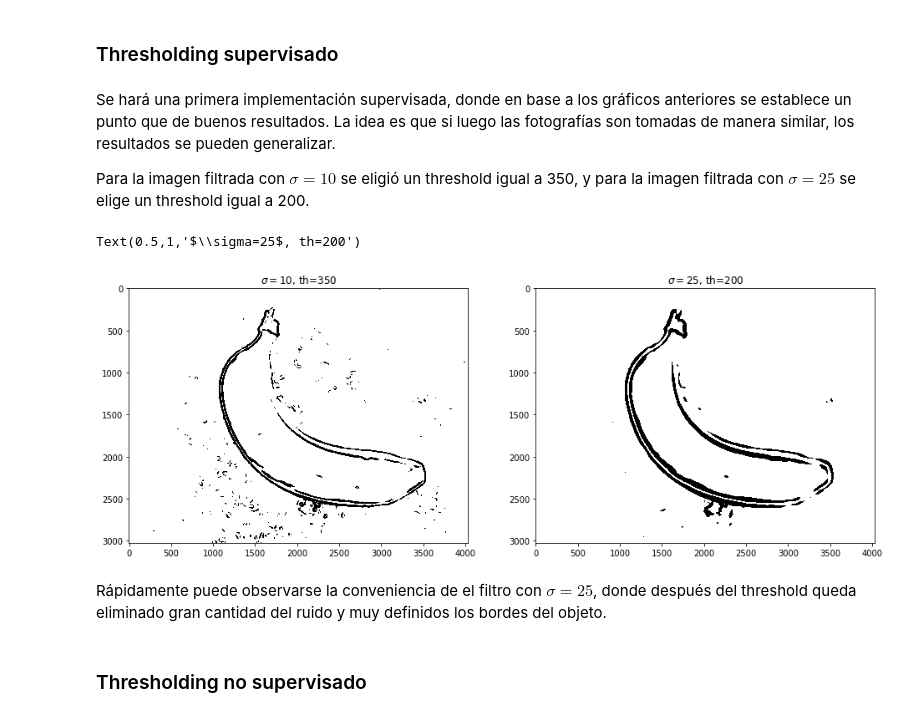
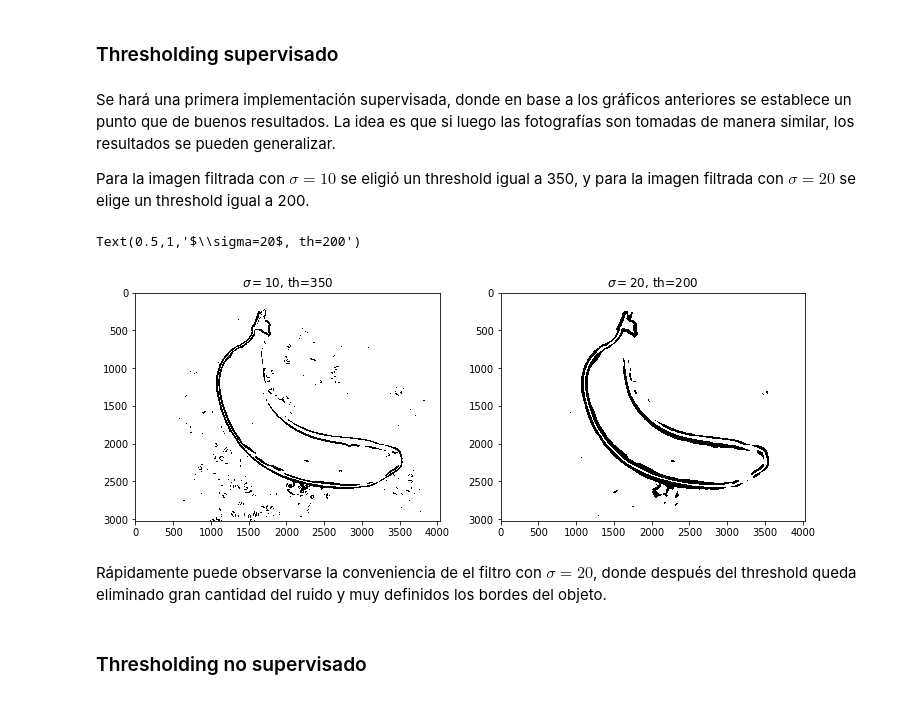
Before and after one commit to gonzafernan/fruit-classifier, a Jupyter notebook: 03-segmentacion.ipynb, the cells around one changed output. Saved outputs shown, nothing was run; the diff lists cells and outputs as text; code cells hidden in the pictures.

```diff
--- a/03-segmentacion.ipynb
+++ b/03-segmentacion.ipynb
@@ -92,20 +92,20 @@ Esta técnica se utiliza cuando el contraste de la imagen es suficiente para sep
 # %% [markdown]
 Se hará una primera implementación supervisada, donde en base a los gráficos anteriores se establece un punto que de buenos resultados. La idea es que si luego las fotografías son tomadas de manera similar, los resultados se pueden generalizar.
 
-Para la imagen filtrada con $\sigma=10$ se eligió un threshold igual a 350, y para la imagen filtrada con $\sigma=25$ se elige un threshold igual a 200.
+Para la imagen filtrada con $\sigma=10$ se eligió un threshold igual a 350, y para la imagen filtrada con $\sigma=20$ se elige un threshold igual a 200.
 # %%
-fig, (ax0, ax1) = plt.subplots(1, 2, figsize=(16, 16))
+fig, (ax0, ax1) = plt.subplots(1, 2, figsize=(12, 12))
 
 ax0.imshow(bi0 < 350)
 ax0.set_title('$\sigma=10$, th=350')
 
 ax1.imshow(bi1 < 200)
-ax1.set_title('$\sigma=25$, th=200')
+ax1.set_title('$\sigma=20$, th=200')
 # %% [output]
-Text(0.5,1,'$\\sigma=25$, th=200')
+Text(0.5,1,'$\\sigma=20$, th=200')
-[figure, old version]
+[figure, new version]
 # %% [markdown]
-Rápidamente puede observarse la conveniencia de el filtro con $\sigma=25$, donde después del threshold queda eliminado gran cantidad del ruido y muy definidos los bordes del objeto.
+Rápidamente puede observarse la conveniencia de el filtro con $\sigma=20$, donde después del threshold queda eliminado gran cantidad del ruido y muy definidos los bordes del objeto.
 # %% [markdown]
 ### Thresholding no supervisado
 # %% [markdown]
```
Also changed, not shown: parts of 4 cells of this notebook, 1 other file.
